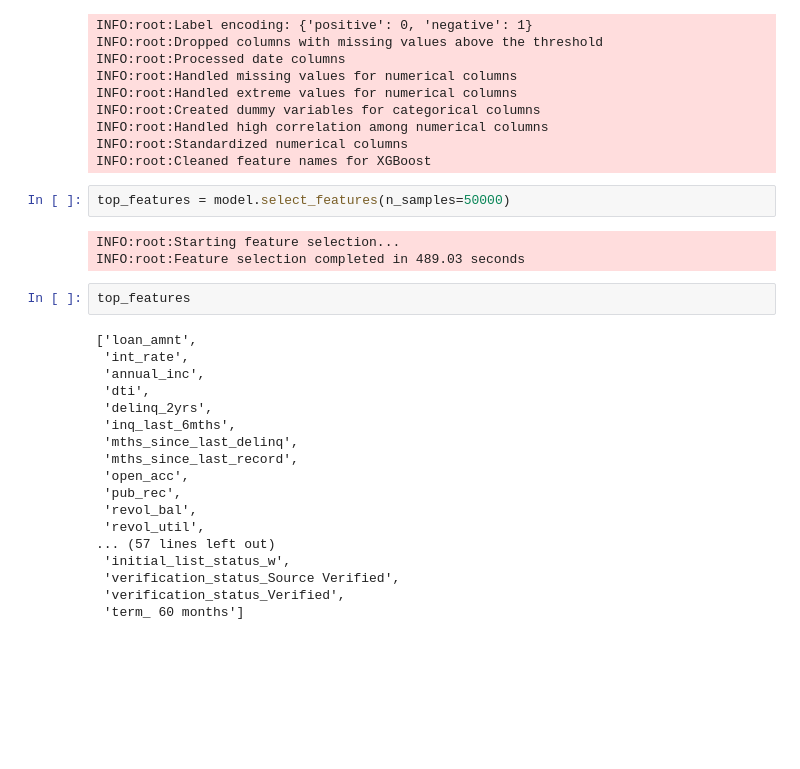
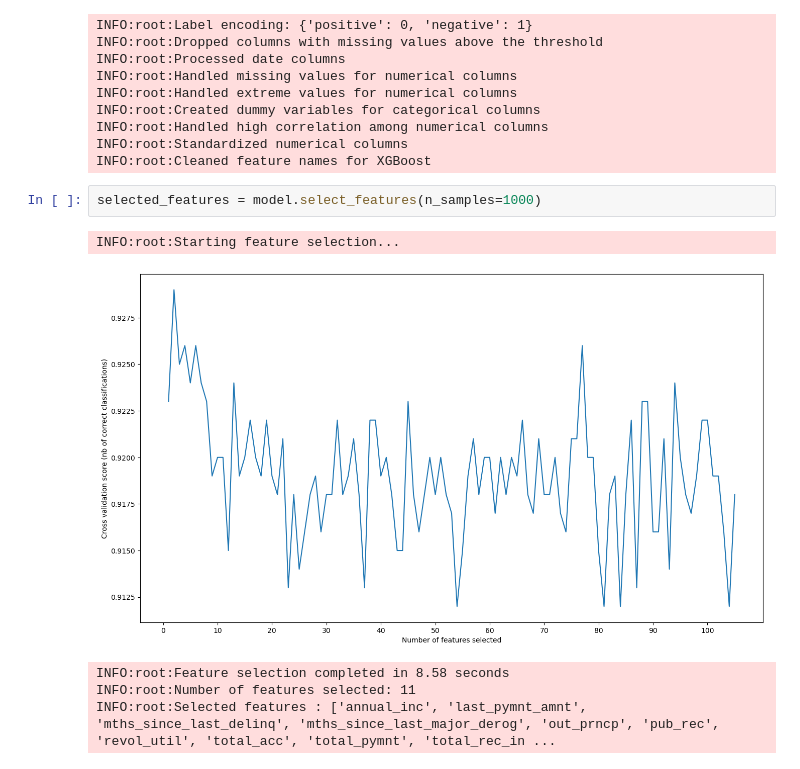
Before and after one commit to xzhou110/lending_club_loans_default_prediction, a Jupyter notebook: 03. modeling_using_ml_pipeline.ipynb, the cells around one changed output. Cells and saved outputs as stored; diff of their text form; blank space fills up the shorter version.

```diff
--- a/03. modeling_using_ml_pipeline.ipynb
+++ b/03. modeling_using_ml_pipeline.ipynb
@@ -70,28 +70,11 @@ INFO:root:Handled high correlation among numerical columns
 INFO:root:Standardized numerical columns
 INFO:root:Cleaned feature names for XGBoost
 # %%
-top_features = model.select_features(n_samples=50000)
+selected_features = model.select_features(n_samples=1000)
 # %% [output]
 INFO:root:Starting feature selection...
-INFO:root:Feature selection completed in 489.03 seconds
+[figure, added]
+INFO:root:Feature selection completed in 8.58 seconds
+INFO:root:Number of features selected: 11
+INFO:root:Selected features : ['annual_inc', 'last_pymnt_amnt', 'mths_since_last_delinq', 'mths_since_last_major_derog', 'out_prncp', 'pub_rec', 'revol_util', 'total_acc', 'total_pymnt', 'total_rec_in ...
-# %%
-top_features
-# %% [output]
-['loan_amnt',
- 'int_rate',
- 'annual_inc',
- 'dti',
- 'delinq_2yrs',
- 'inq_last_6mths',
- 'mths_since_last_delinq',
- 'mths_since_last_record',
- 'open_acc',
- 'pub_rec',
- 'revol_bal',
- 'revol_util',
-... (57 lines left out)
- 'initial_list_status_w',
- 'verification_status_Source Verified',
- 'verification_status_Verified',
- 'term_ 60 months']
 # %%
```
Also changed, not shown: parts of 2 cells of this notebook, 8 other files.
